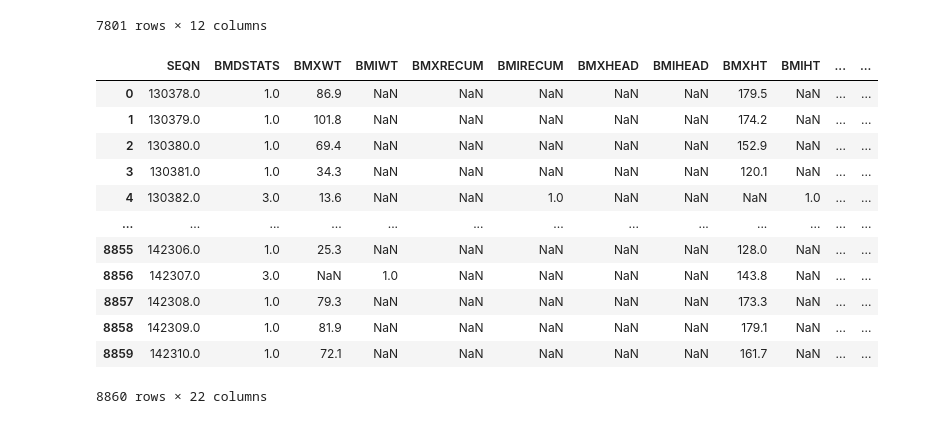
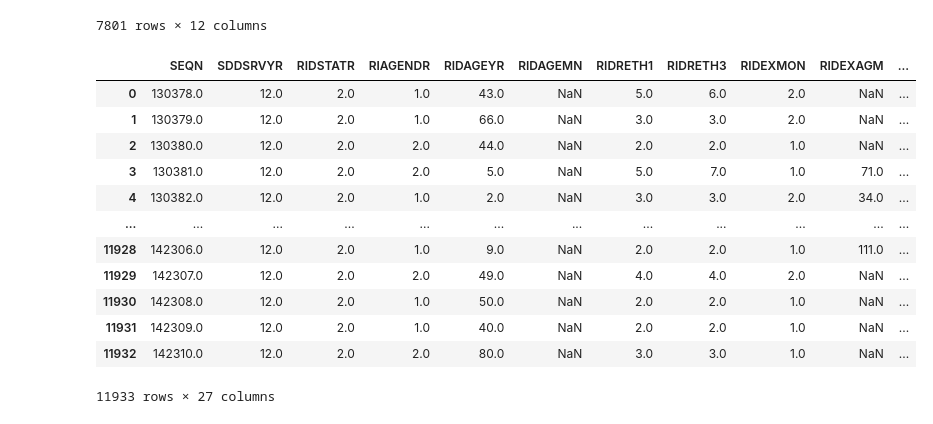
Before and after one commit to manaswithasunkara/Bias-mititgation-Healthcare-, a Jupyter notebook: Bias_Mitigation.ipynb, the cells around one changed output. Cells and saved outputs as stored; diff of their text form; code cells hidden in the pictures.

Commit message:
loaded the datasets

```diff
--- a/Bias_Mitigation.ipynb
+++ b/Bias_Mitigation.ipynb
@@ -3,4 +9,3 @@ import pandas as pd
 # %%
-# reading the dataset
-demo_data= pd.read_sas("DEMO_L.xpt", format="xport")
-print(demo_data)
+def load_dataset(file_path):
+    return pd.read_sas(file_path, format="xport")
@@ -40,19 +27,19 @@ bp_data
 | 7800 | 142310.0 | b'R' | 4.0 | 128.0 | 81.0 | 121.0 | 78.0 | 129.0 | 81.0 | 77.0 | 78.0 | ... |
 7801 rows × 12 columns
 # %%
-bm_data= pd.read_sas("BMX_L.xpt", format="xport")
-bm_data
+demo_data= load_dataset("DEMO_L.xpt")
+demo_data
 # %% [output]
-|  | SEQN | BMDSTATS | BMXWT | BMIWT | BMXRECUM | BMIRECUM | BMXHEAD | BMIHEAD | BMXHT | BMIHT | ... | ... |
-| 0 | 130378.0 | 1.0 | 86.9 | NaN | NaN | NaN | NaN | NaN | 179.5 | NaN | ... | ... |
-| 1 | 130379.0 | 1.0 | 101.8 | NaN | NaN | NaN | NaN | NaN | 174.2 | NaN | ... | ... |
-| 2 | 130380.0 | 1.0 | 69.4 | NaN | NaN | NaN | NaN | NaN | 152.9 | NaN | ... | ... |
-| 3 | 130381.0 | 1.0 | 34.3 | NaN | NaN | NaN | NaN | NaN | 120.1 | NaN | ... | ... |
-| 4 | 130382.0 | 3.0 | 13.6 | NaN | NaN | 1.0 | NaN | NaN | NaN | 1.0 | ... | ... |
-| ... | ... | ... | ... | ... | ... | ... | ... | ... | ... | ... | ... | ... |
-| 8855 | 142306.0 | 1.0 | 25.3 | NaN | NaN | NaN | NaN | NaN | 128.0 | NaN | ... | ... |
-| 8856 | 142307.0 | 3.0 | NaN | 1.0 | NaN | NaN | NaN | NaN | 143.8 | NaN | ... | ... |
-| 8857 | 142308.0 | 1.0 | 79.3 | NaN | NaN | NaN | NaN | NaN | 173.3 | NaN | ... | ... |
-| 8858 | 142309.0 | 1.0 | 81.9 | NaN | NaN | NaN | NaN | NaN | 179.1 | NaN | ... | ... |
-| 8859 | 142310.0 | 1.0 | 72.1 | NaN | NaN | NaN | NaN | NaN | 161.7 | NaN | ... | ... |
+|  | SEQN | SDDSRVYR | RIDSTATR | RIAGENDR | RIDAGEYR | RIDAGEMN | RIDRETH1 | RIDRETH3 | RIDEXMON | RIDEXAGM | ... |
+| 0 | 130378.0 | 12.0 | 2.0 | 1.0 | 43.0 | NaN | 5.0 | 6.0 | 2.0 | NaN | ... |
+| 1 | 130379.0 | 12.0 | 2.0 | 1.0 | 66.0 | NaN | 3.0 | 3.0 | 2.0 | NaN | ... |
+| 2 | 130380.0 | 12.0 | 2.0 | 2.0 | 44.0 | NaN | 2.0 | 2.0 | 1.0 | NaN | ... |
+| 3 | 130381.0 | 12.0 | 2.0 | 2.0 | 5.0 | NaN | 5.0 | 7.0 | 1.0 | 71.0 | ... |
+| 4 | 130382.0 | 12.0 | 2.0 | 1.0 | 2.0 | NaN | 3.0 | 3.0 | 2.0 | 34.0 | ... |
+| ... | ... | ... | ... | ... | ... | ... | ... | ... | ... | ... | ... |
+| 11928 | 142306.0 | 12.0 | 2.0 | 1.0 | 9.0 | NaN | 2.0 | 2.0 | 1.0 | 111.0 | ... |
+| 11929 | 142307.0 | 12.0 | 2.0 | 2.0 | 49.0 | NaN | 4.0 | 4.0 | 2.0 | NaN | ... |
+| 11930 | 142308.0 | 12.0 | 2.0 | 1.0 | 50.0 | NaN | 2.0 | 2.0 | 1.0 | NaN | ... |
+| 11931 | 142309.0 | 12.0 | 2.0 | 1.0 | 40.0 | NaN | 2.0 | 2.0 | 1.0 | NaN | ... |
+| 11932 | 142310.0 | 12.0 | 2.0 | 2.0 | 80.0 | NaN | 3.0 | 3.0 | 1.0 | NaN | ... |
-8860 rows × 22 columns
+11933 rows × 27 columns
```
Also changed, not shown: parts of 7 cells of this notebook, 5 other files.
